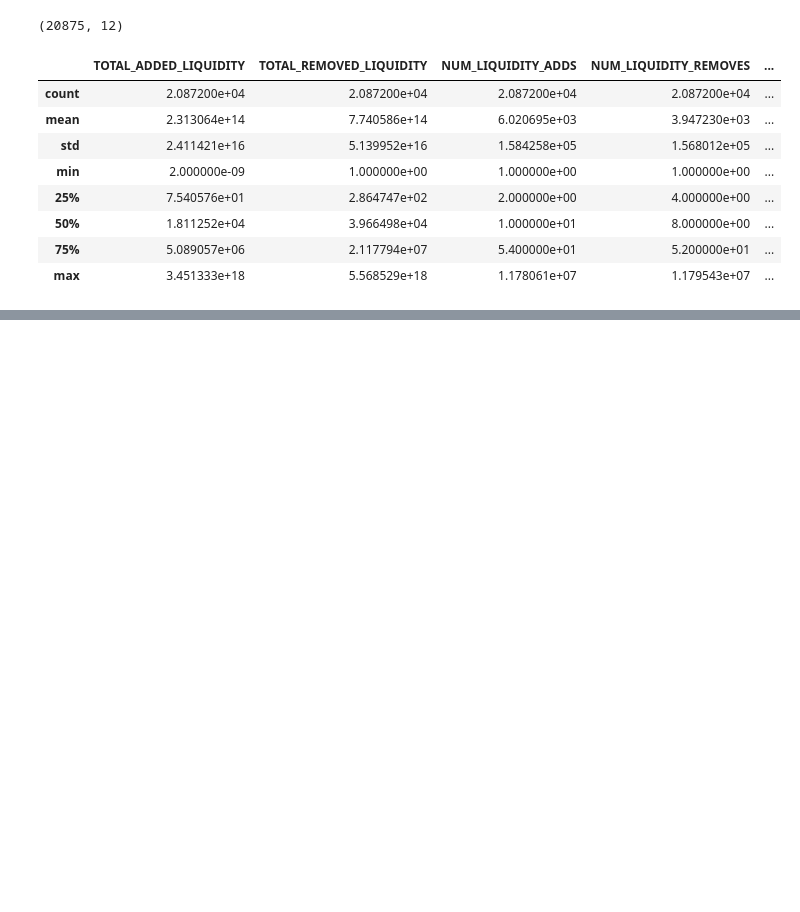
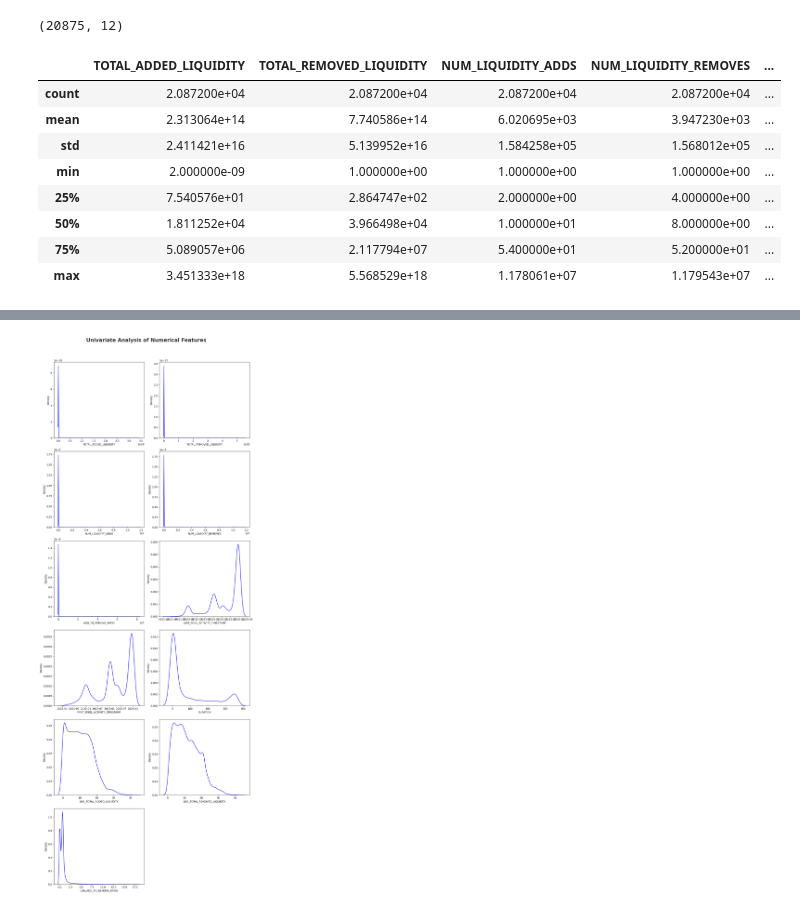
Before and after one commit to LaiTechTinker/Block_intel_model, a Jupyter notebook: Block_intel_classifier/notebooks/EDA.ipynb, the cells around one changed output, grey strips where cells are left out. Cells and saved outputs as stored; diff of their text form; code cells hidden in the pictures; blank space fills up the shorter version.

```diff
--- a/Block_intel_classifier/notebooks/EDA.ipynb
+++ b/Block_intel_classifier/notebooks/EDA.ipynb
@@ -68,0 +98,5 @@ np.float64(3.620871141048526e+18)
+# %%
+for feature in categorical_features:
+    percentage=df[feature].value_counts(normalize=True)*100
+    print(percentage)
+    print("...........................")
@@ -68,0 +189,4 @@ np.float64(3.620871141048526e+18)
+# %%
+df['LOG_TOTAL_ADDED_LIQUIDITY'] = np.log1p(df['TOTAL_ADDED_LIQUIDITY'])
+df['LOG_TOTAL_REMOVED_LIQUIDITY'] = np.log1p(df['TOTAL_REMOVED_LIQUIDITY'])
+df['LOG_ADD_TO_REMOVE_RATIO'] = np.log1p(df['ADD_TO_REMOVE_RATIO'])
@@ -68,0 +202,17 @@ np.float64(3.620871141048526e+18)
+# %%
+import seaborn as sns
+import math
+n = len(numerical_features)
+rows = math.ceil(n / 2)  # 2 plots per row, adjust if you want 3 per row
+plt.figure(figsize=(12, 5 * rows))
+plt.suptitle('Univariate Analysis of Numerical Features', fontsize=20, fontweight='bold', alpha=0.8, y=1.02)
+
+for i, col in enumerate(numerical_features):
+    plt.subplot(rows, 2, i + 1)
+    sns.kdeplot(x=df[col], color='blue')
+    plt.xlabel(col)
+
+plt.tight_layout()
+plt.show()
+# %% [output]
+[figure, added]
```
Also changed, not shown: parts of 18 cells of this notebook.
